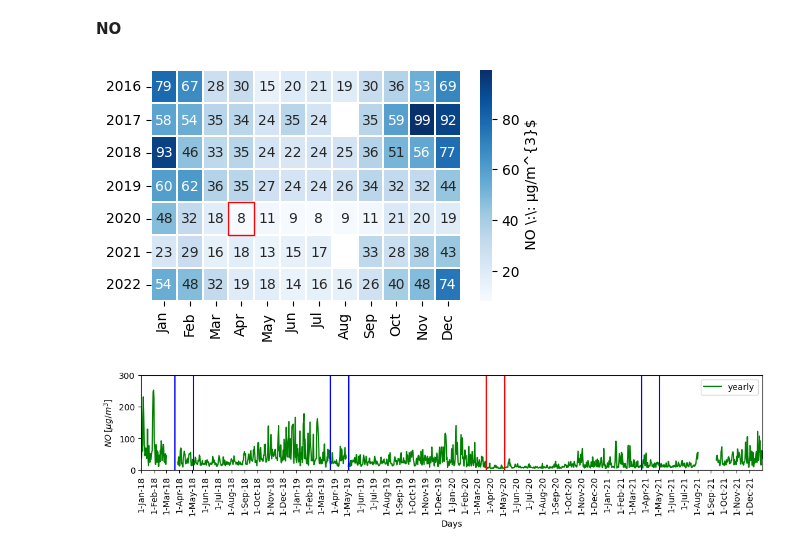
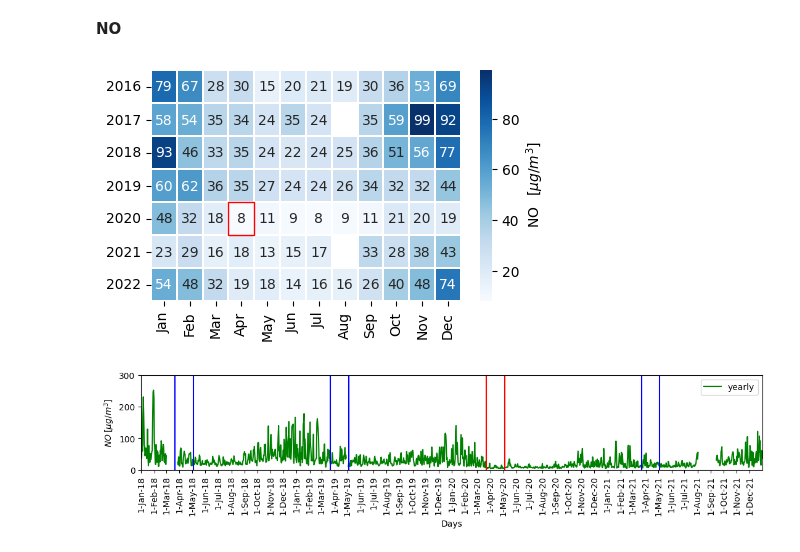
Before and after one commit to costpetrides/Air-pollution-COVID-19-impact, a Jupyter notebook: Yearly/ATH.ipynb, the cells around one changed output. Cells and saved outputs as stored; diff of their text form; code cells hidden in the pictures.

```diff
--- a/Yearly/ATH.ipynb
+++ b/Yearly/ATH.ipynb
@@ -268,35 +268,35 @@ array = [[ 79, 67, 28, 30, 15, 20, 21, 19, 30, 36, 53, 69],
          [ 58, 54, 35, 34, 24, 35, 24, None, 35, 59, 99, 92],
          [ 93, 46, 33, 35, 24, 22, 24, 25, 36, 51, 56, 77],    # G: years and S: months
          [ 60, 62, 36, 35, 27, 24, 24, 26, 34, 32, 32, 44],
          [ 48, 32, 18,  8, 11,  9,  8,  9, 11, 21, 20, 19],
          [ 23, 29, 16, 18, 13, 15, 17, None, 33, 28, 38, 43],
          [ 54, 48, 32, 19, 18, 14, 16, 16, 26, 40, 48, 74]]
 
 month=['Jan', 'Feb', 'Mar', 'Apr', 'May', 'Jun', 'Jul', 'Aug', 'Sep', 'Oct', 'Nov', 'Dec']
 year=['2016','2017','2018','2019','2020','2021','2022']
 
 df_cm = pd.DataFrame(array, index = year,
                      columns = month)
 
 plt.figure(figsize = (5,3))
 
-sn.heatmap(df_cm, annot=True, linewidth=0.01, cbar_kws={'label': ' NO \:\: μg/m^{3}$'}, cmap='Blues', fmt='g' )
+sn.heatmap(df_cm, annot=True, linewidth=0.01, cbar_kws={'label': ' NO $\:\: [μg/m^{3}]$'}, cmap='Blues', fmt='g' )
 
 # Highlighting the cell 'April 2020'
 target_year = '2020'
 target_month = 'Apr'
 
 # Find the index positions of the target year and month
 target_year_index = df_cm.index.get_loc(target_year)
 target_month_index = df_cm.columns.get_loc(target_month)
 
 # Add a red border to the target cell
 plt.gca().add_patch(patches.Rectangle((target_month_index, target_year_index), 1, 1, fill=False, edgecolor='red', lw=1))
 
 plt.savefig('heatmap.png')
 plt.savefig('heatmap.pdf')
 # %% [output]
-[figure, old version]
+[figure, new version]
 # %%
 plt.figure(figsize=(13,2))
 
```
Also changed, not shown: parts of 4 cells of this notebook.
